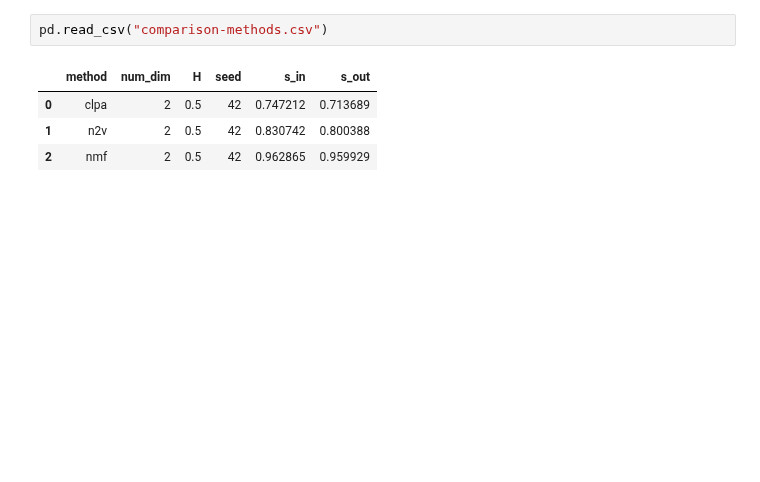
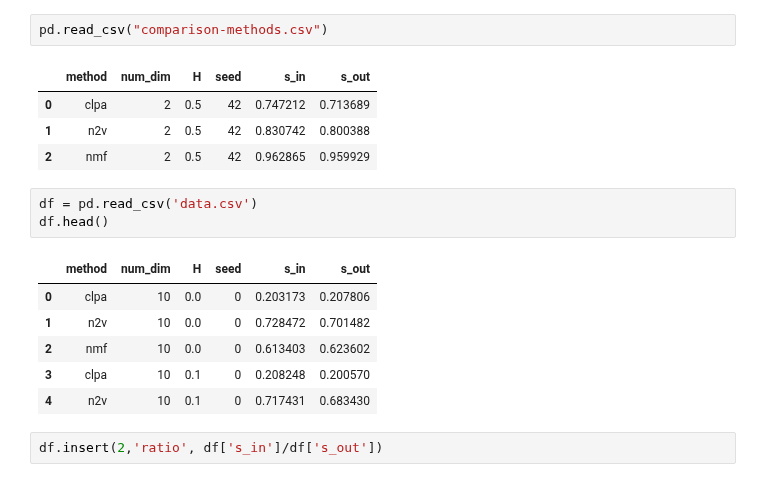
Before and after one commit to FedericoCinus/WoMG, a Jupyter notebook: node2interests/Plot_comparison_methods.ipynb, the cells around one changed output. Saved outputs shown, nothing was run; the diff lists cells and outputs as text; blank space fills up the shorter version.

```diff
--- a/node2interests/Plot_comparison_methods.ipynb
+++ b/node2interests/Plot_comparison_methods.ipynb
@@ -220,3 +220,15 @@ pd.read_csv("comparison-methods.csv")
 | 0 | clpa | 2 | 0.5 | 42 | 0.747212 | 0.713689 |
 | 1 | n2v | 2 | 0.5 | 42 | 0.830742 | 0.800388 |
 | 2 | nmf | 2 | 0.5 | 42 | 0.962865 | 0.959929 |
+# %%
+df = pd.read_csv('data.csv')
+df.head()
+# %% [output]
+|  | method | num_dim | H | seed | s_in | s_out |
+| 0 | clpa | 10 | 0.0 | 0 | 0.203173 | 0.207806 |
+| 1 | n2v | 10 | 0.0 | 0 | 0.728472 | 0.701482 |
+| 2 | nmf | 10 | 0.0 | 0 | 0.613403 | 0.623602 |
+| 3 | clpa | 10 | 0.1 | 0 | 0.208248 | 0.200570 |
+| 4 | n2v | 10 | 0.1 | 0 | 0.717431 | 0.683430 |
+# %%
+df.insert(2,'ratio', df['s_in']/df['s_out'])
```
Also changed, not shown: parts of 2 cells of this notebook, 10 other files.
